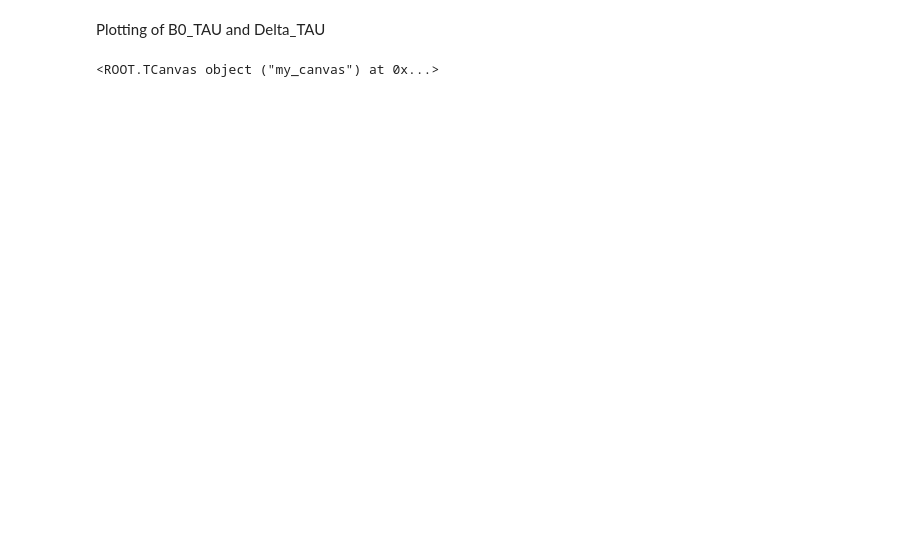
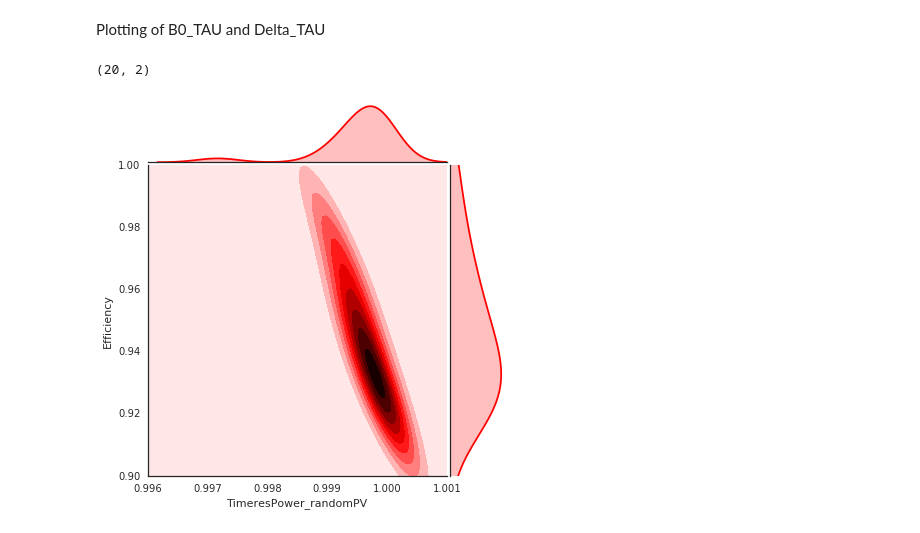
Before and after one commit to chasenberg/Masterthesis, a Jupyter notebook: notebooks/decaytime_studies/wrong_pv/Bd2JpsiKs_scandilution_randomsel_mc.ipynb, the cells around one changed output. Drawn from its saved outputs; the diff is of its cells as text; code cells hidden in the pictures; blank space fills up the shorter version.

Commit message:
added comparision between timeres and efficiency

```diff
--- a/notebooks/decaytime_studies/wrong_pv/Bd2JpsiKs_scandilution_randomsel_mc.ipynb
+++ b/notebooks/decaytime_studies/wrong_pv/Bd2JpsiKs_scandilution_randomsel_mc.ipynb
@@ -95,6 +95,8 @@ for nums in pv_num:
 ### Function to calculate the FOMs
 # %% [markdown]
 ### Configure  and define cuts
+# %%
+perform_dilution_scan=False
 # %%
 lowerbound=5220 # rather arbitrary signal window definition
 upperbound=5450
@@ -163,7 +170,6 @@ def calculate_foms(data_fit_cut,best_pv):
     error_wrong = np.absolute(np.array(data_fit_cut['Delta_TAU']))
 
     range_best_pv = best_pv.shape[0]-1
-    print(range_best_pv)
 
     for i in range(range_best_pv):
         signal_weight =  1
@@ -189,10 +195,16 @@ def calculate_foms(data_fit_cut,best_pv):
     timeres_power_bestPV /= signal_sum
     #timeres_power_wrong /= signal_sum_wrong
 
+    sig_yields_cut = data_fit_cut.shape[0]
+    efficiency = sig_yields_cut / sig_yields_init
+
+    print("The efficiency of the cut is:")
+    print(efficiency)
 
     fomname_to_value = {
         'TimeresPower_bestPV' : timeres_power_bestPV,
         'TimeresTheory': timeerror_dilution_theory,
+        'Efficiency'   : efficiency
     }
     #return fomname_to_value
 
@@ -216,21 +228,3 @@ def calculate_foms(data_fit_cut,best_pv):
     fomname_to_value.update({'TimeresPower_randomPV' : timeres_power_randomPV})
 
     return fomname_to_value
-# %%
-sys.path.append('/home/chasenberg/repos/')
-sys.path.append('/home/chasenberg/repos/dopy')
-from dopy import *
-from dopy.dolearn.sklearn_utils import plot_roc_curve, plot_classifier_output, plot_correlations
-from dopy.dolearn.sklearn_utils import plot_feature_importances, plot_classifier_output, classify_unseen_data
-#from dopy.sklearn_utils import plot_bdt_vars
-from dopy.doplot.plotting import Plotter, Plot
-from dopy.doanalysis.df_utils import add_min_max, add_eta
-
-cuttype = 'Delta_TAU'
-cut = 0.000001
-
-p = Plotter('/home/chasenberg/plots/selection/')
-p.create_plots(signal_dataframe_wrongPV.query('{0}>-{1}&{0}<{1}'.format(cuttype,cut)).query('idxPV==0'),'Delta_TAU',component_labels=['MC'])
-p['Delta_TAU'].set_range(-0.0005,0.0005)
-#bdt_plot.plot()
-p.plot()
@@ -456,24 +454,16 @@ dataset = RooDataSet('data','data',tree_data,ntupleVarSet)
-# %%
-# Prepare frame
-%matplotlib inline
-import ROOT
-
-frame = delta_tau.frame(ROOT.RooFit.Bins(100))
-
-dataset.plotOn(frame, ROOT.RooFit.Name("data1"))
-text_size = 0.035
-# Create TLegend
-legend = ROOT.TLegend(0.7, 0.7,0.85,0.85)
-legend.AddEntry(0,"LHCb unofficial", "")
-legend.AddEntry(frame.findObject('data1'), "Delta_Tau", "p");
-#legend.AddEntry(frame.findObject('sig_pdf_ext'), 'Massenfunktion', 'kBluw')
-
-legend.SetTextSize(text_size)
-frame.GetYaxis().SetTitle(frame.GetYaxis().GetTitle().replace("Events", "Kandidaten"))
-# Plot pulls
-#can, _ = plot_pulls('Hallo', frame, legend=legend, logy=False)#, latex=latex)
-can = ROOT.TCanvas("my_canvas","Plotting Canvas",150,10,990,660)
-can.SaveAs("/home/chasenberg/plots/wrongpv_cuttuning/delta_tau.pdf")
-can  # To display plot in notebooks
-# %% [output]
-<ROOT.TCanvas object ("my_canvas") at 0x...>
+# %%
+if perform_dilution_scan==False:
+    import seaborn as sns; sns.set_style('white')
+
+    x, ys = unpack_cut_dict(cut_to_performance)
+    test = pd.DataFrame()
+    test['TimeresPower_randomPV'] = np.array(ys['TimeresPower_randomPV'])
+    test['Efficiency'] = np.array(ys['Efficiency'])
+    y_lim = (0.9,1)
+    x_lim = (0.996,1.001)
+    g = sns.jointplot(x='TimeresPower_randomPV', y='Efficiency',data=test,stat_func=None,space=0.05, kind="kde",xlim=x_lim,ylim=y_lim, color="r")
+    #g.savefig("/home/chasenberg/plots/wrong_pv/deltatau_vs_pvzpull.pdf")
+    print(test.shape)
+# %% [output]
+(20, 2)
+[figure, added]
```
Also changed, not shown: parts of 14 cells of this notebook.
